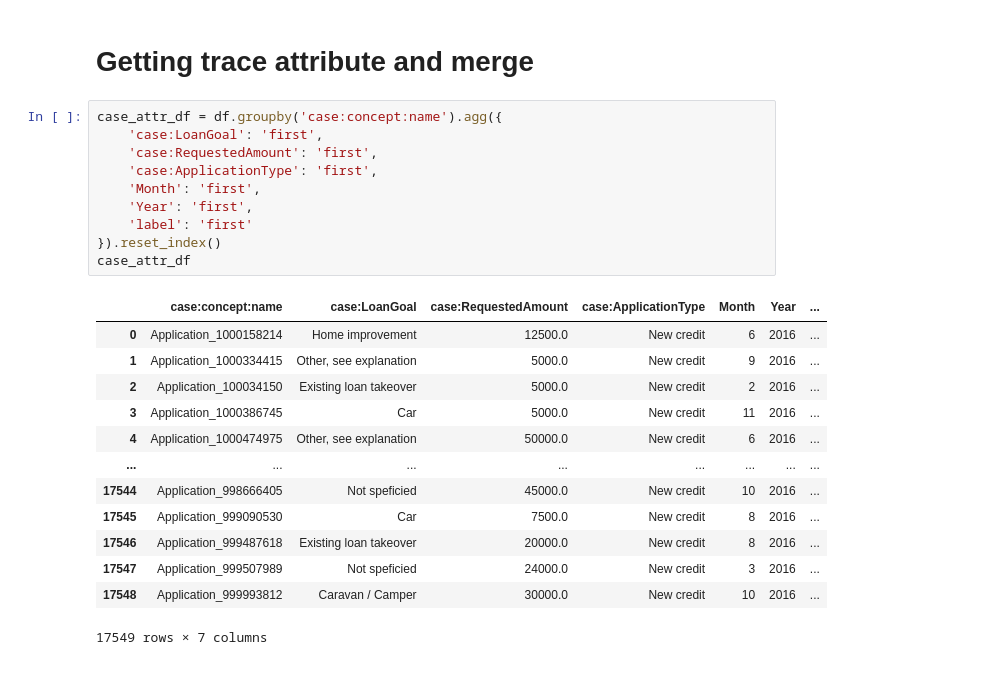
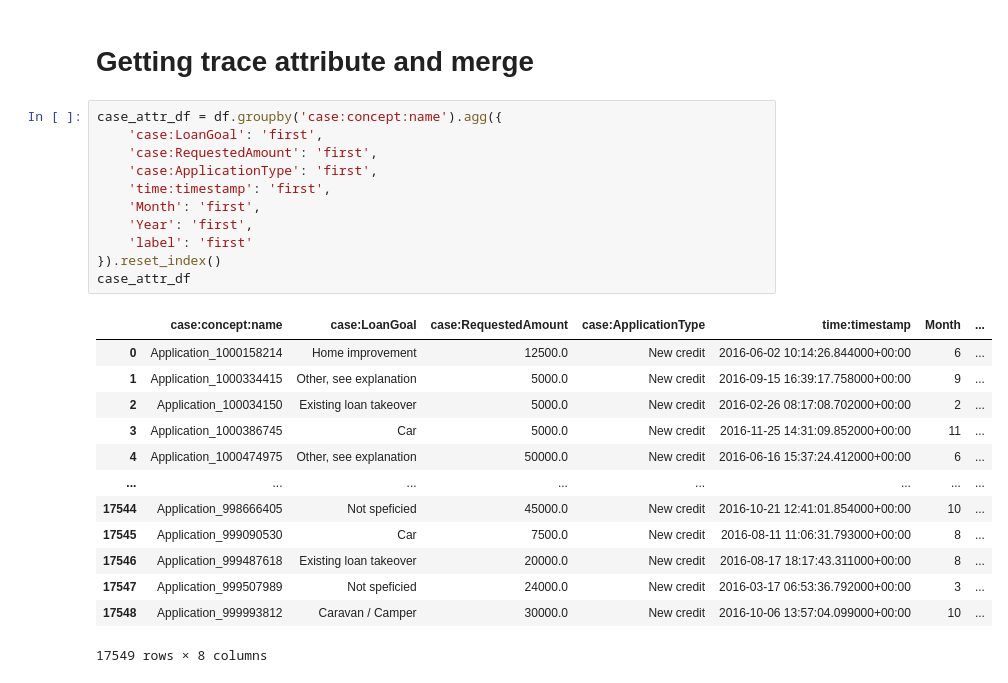
Before and after one commit to xuyou1999/APM_project_group8, a Jupyter notebook: encoding.ipynb, the cells around one changed output. Cells and saved outputs as stored; diff of their text form.

```diff
--- a/encoding.ipynb
+++ b/encoding.ipynb
@@ -108,26 +114,27 @@ result
 # %%
 case_attr_df = df.groupby('case:concept:name').agg({
     'case:LoanGoal': 'first',
     'case:RequestedAmount': 'first',
     'case:ApplicationType': 'first',
+    'time:timestamp': 'first',
     'Month': 'first',
     'Year': 'first',
     'label': 'first'
 }).reset_index()
 case_attr_df
 # %% [output]
-|  | case:concept:name | case:LoanGoal | case:RequestedAmount | case:ApplicationType | Month | Year | ... |
-| 0 | Application_1000158214 | Home improvement | 12500.0 | New credit | 6 | 2016 | ... |
-| 1 | Application_1000334415 | Other, see explanation | 5000.0 | New credit | 9 | 2016 | ... |
-| 2 | Application_100034150 | Existing loan takeover | 5000.0 | New credit | 2 | 2016 | ... |
-| 3 | Application_1000386745 | Car | 5000.0 | New credit | 11 | 2016 | ... |
-| 4 | Application_1000474975 | Other, see explanation | 50000.0 | New credit | 6 | 2016 | ... |
+|  | case:concept:name | case:LoanGoal | case:RequestedAmount | case:ApplicationType | time:timestamp | Month | ... |
+| 0 | Application_1000158214 | Home improvement | 12500.0 | New credit | 2016-06-02 10:14:26.844000+00:00 | 6 | ... |
+| 1 | Application_1000334415 | Other, see explanation | 5000.0 | New credit | 2016-09-15 16:39:17.758000+00:00 | 9 | ... |
+| 2 | Application_100034150 | Existing loan takeover | 5000.0 | New credit | 2016-02-26 08:17:08.702000+00:00 | 2 | ... |
+| 3 | Application_1000386745 | Car | 5000.0 | New credit | 2016-11-25 14:31:09.852000+00:00 | 11 | ... |
+| 4 | Application_1000474975 | Other, see explanation | 50000.0 | New credit | 2016-06-16 15:37:24.412000+00:00 | 6 | ... |
 | ... | ... | ... | ... | ... | ... | ... | ... |
-| 17544 | Application_998666405 | Not speficied | 45000.0 | New credit | 10 | 2016 | ... |
-| 17545 | Application_999090530 | Car | 7500.0 | New credit | 8 | 2016 | ... |
-| 17546 | Application_999487618 | Existing loan takeover | 20000.0 | New credit | 8 | 2016 | ... |
-| 17547 | Application_999507989 | Not speficied | 24000.0 | New credit | 3 | 2016 | ... |
-| 17548 | Application_999993812 | Caravan / Camper | 30000.0 | New credit | 10 | 2016 | ... |
+| 17544 | Application_998666405 | Not speficied | 45000.0 | New credit | 2016-10-21 12:41:01.854000+00:00 | 10 | ... |
+| 17545 | Application_999090530 | Car | 7500.0 | New credit | 2016-08-11 11:06:31.793000+00:00 | 8 | ... |
+| 17546 | Application_999487618 | Existing loan takeover | 20000.0 | New credit | 2016-08-17 18:17:43.311000+00:00 | 8 | ... |
+| 17547 | Application_999507989 | Not speficied | 24000.0 | New credit | 2016-03-17 06:53:36.792000+00:00 | 3 | ... |
+| 17548 | Application_999993812 | Caravan / Camper | 30000.0 | New credit | 2016-10-06 13:57:04.099000+00:00 | 10 | ... |
-17549 rows × 7 columns
+17549 rows × 8 columns
 # %%
 merged_df = pd.merge(result, case_attr_df, on='case:concept:name', how='inner')
```
Also changed, not shown: parts of 26 cells of this notebook.
